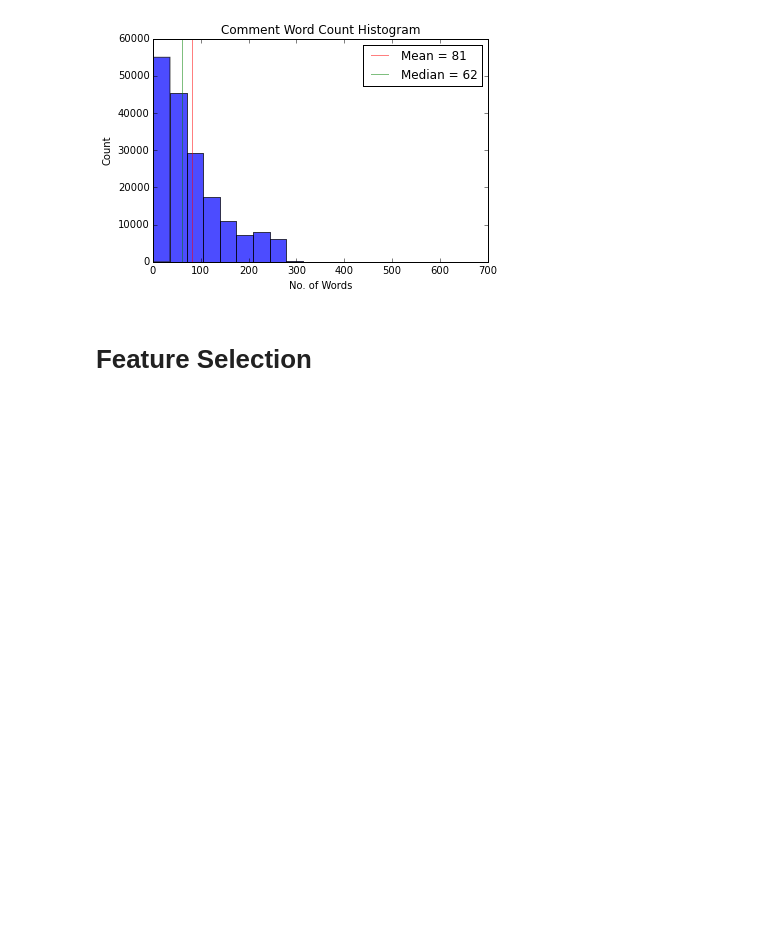
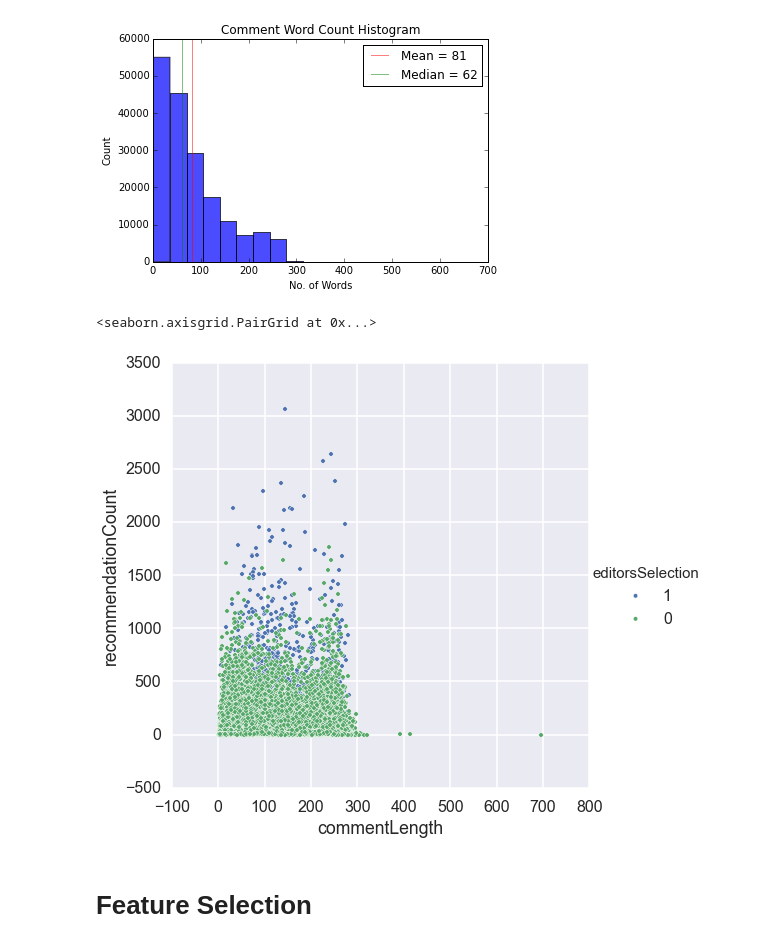
Before and after one commit to CS109-comment/NYTimes-Comment-Popularity-Prediction, a Jupyter notebook: IPython_Process_Notebook.ipynb, the cells around one changed output. Drawn from its saved outputs; the diff is of its cells as text; code cells hidden in the pictures; blank space fills up the shorter version.

Commit message:
Aesthetic updates and pairplot

```diff
--- a/IPython_Process_Notebook.ipynb
+++ b/IPython_Process_Notebook.ipynb
@@ -59,3 +59,15 @@ Our main goal is to predict how many recommendations a comment it will receive a
 We obtained the comment data from the New York Times' API. The API operates similarly to the Huffington Post API that was used earlier in the course. Initially, we planned to gather 300 comments per day (12 requests per day at 25 comments per request) from Nov 1, 2014 to Nov 15, 2015. However, we ran into issues caused by the API frequently and unpredictably returning a link to the [New York Times generic error page](http://www.nytimes.com/content/help/error.html) (note that this returns an HTTP response code of 200 (OK), in contrast to errors resulting from exceeding rate limits or server errors, which return 400, 404, or 500 response codes). Often, trying a specific query again would succeed, but for several dates, we found ourselves totally unable to extract any comments at all.
 
 The code below is highly robust against these sorts of errors. For each search, it tries four times to get a valid response, with short waits in between each try. Failing that, it moves on to the next date in the range, dumping that day's comments, if any are found, into a file. This ensures that if the script crashes during execution, it will lose at most one day's worth of results. This produces one JSON file for each day, so we then combine all these files into one large file. Finally, we put all the comments into a data frame.
+# %%
+from datetime import date, datetime, timedelta
+import requests, time, simplejson, sys
+import numpy as np
+import pandas as pd
+pd.set_option('display.width', 500)
+pd.set_option('display.max_columns', 100)
+pd.set_option('display.notebook_repr_html', True)
+import matplotlib.pyplot as plt
+import seaborn as sns
+sns.set_style("darkgrid")
+%matplotlib inline
@@ -274,3 +289,10 @@ plt.show()
+# %%
+# Pairplot with hue
+
+sns.pairplot(commentsdf, x_vars=['commentLength'], y_vars=['recommendationCount'], hue='editorsSelection', hue_order=[1, 0], size=7)
+# %% [output]
+<seaborn.axisgrid.PairGrid at 0x...>
+[figure, added]
 # %% [markdown]
 # Feature Selection
 # %% [markdown]
```
Also changed, not shown: parts of 8 cells of this notebook, 1 other file.
